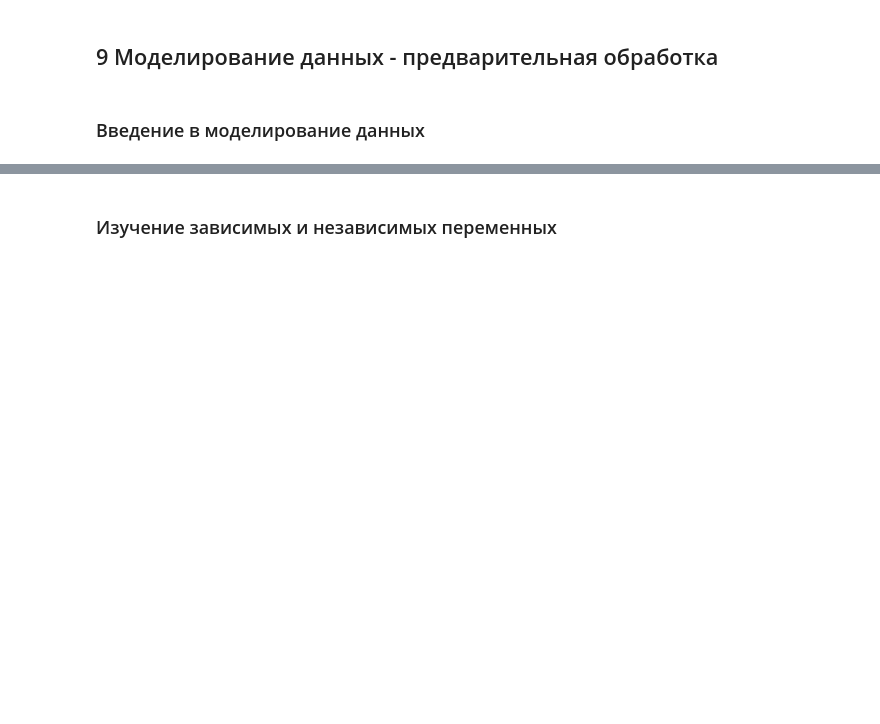
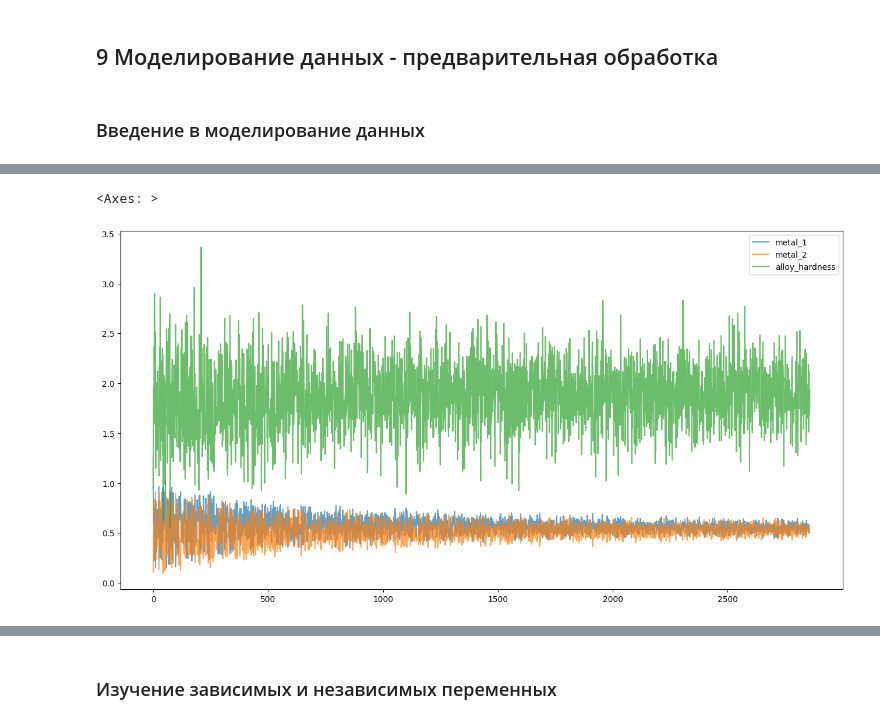
Before and after one commit to rgenius-ru/pandas_lessons, a Jupyter notebook: lessons/Pandas_for_Data_Engineering/part3.ipynb, the cells around one changed output, grey strips where cells are left out. Saved outputs shown, nothing was run; the diff lists cells and outputs as text; code cells hidden in the pictures; blank space fills up the shorter version.

```diff
--- a/lessons/Pandas_for_Data_Engineering/part3.ipynb
+++ b/lessons/Pandas_for_Data_Engineering/part3.ipynb
@@ -27,3 +35,6 @@
 ## 9 Моделирование данных - предварительная обработка
 # %% [markdown]
 ### Введение в моделирование данных
+# %%
+df = pd.read_csv('../../data/part3/chapter9/metal_alloy.csv')
+df
@@ -29,0 +67,5 @@
+# %%
+df.plot(figsize=(16, 8), alpha=0.7)
+# %% [output]
+<Axes: >
+[figure, added]
```
Also changed, not shown: parts of 16 cells of this notebook.
